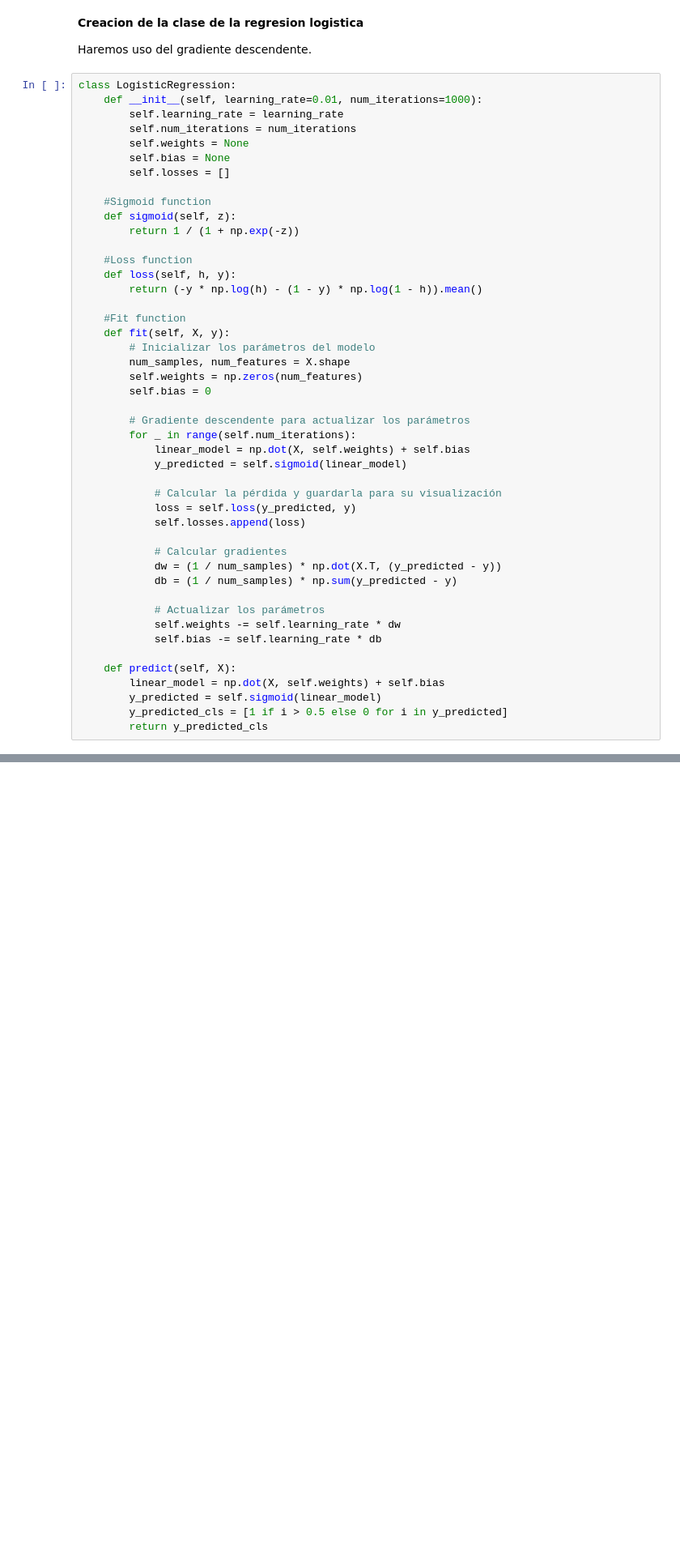
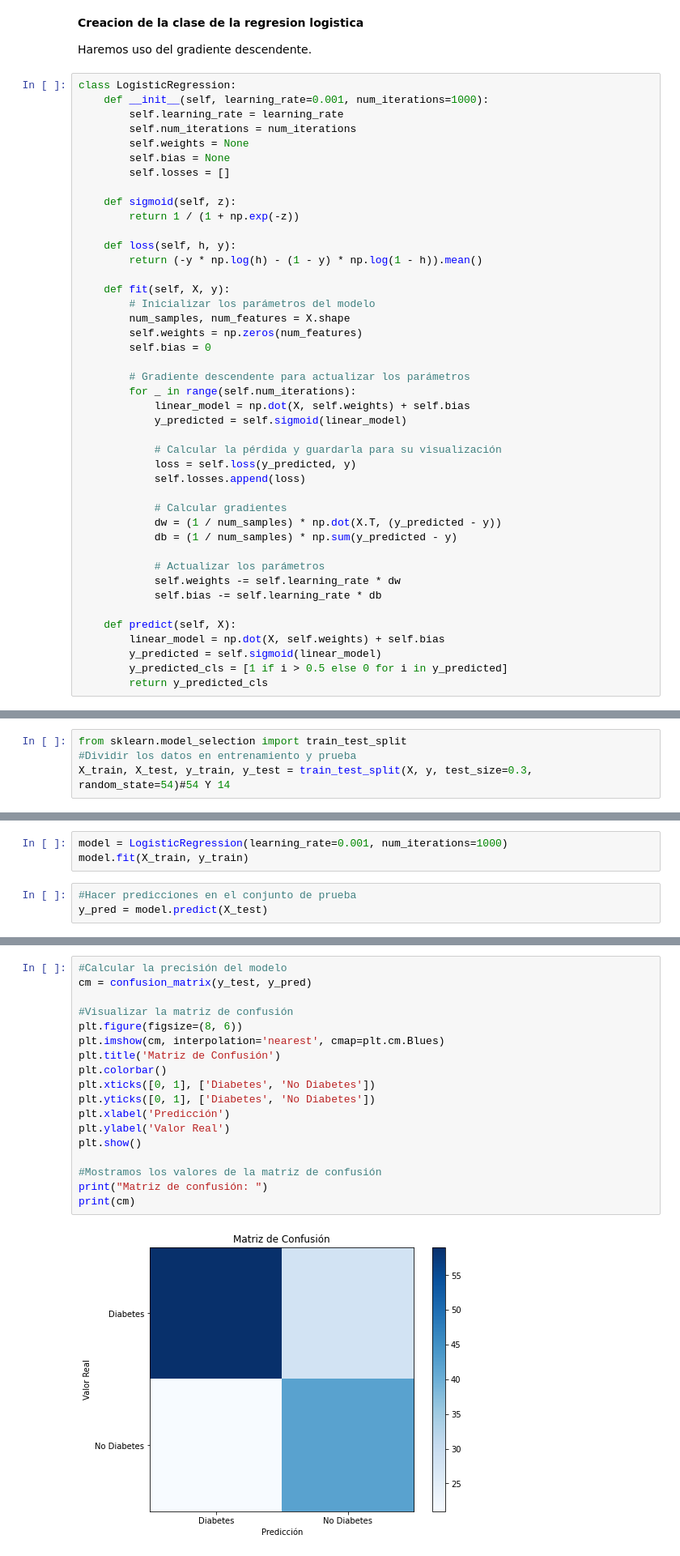
Before and after one commit to AlejandroVillasenor/MachineLearning, a Jupyter notebook: LogisticRegression/logisticRegression.ipynb, the cells around one changed output, grey strips where cells are left out. Shown at 81% size. Saved outputs shown, nothing was run; the diff lists cells and outputs as text; blank space fills up the shorter version.

Commit message:
LogisticRegression

```diff
--- a/LogisticRegression/logisticRegression.ipynb
+++ b/LogisticRegression/logisticRegression.ipynb
@@ -16,22 +98,19 @@ import seaborn as sns
 Haremos uso del gradiente descendente.
 # %%
 class LogisticRegression:
-    def __init__(self, learning_rate=0.01, num_iterations=1000):
+    def __init__(self, learning_rate=0.001, num_iterations=1000):
         self.learning_rate = learning_rate
         self.num_iterations = num_iterations
         self.weights = None
         self.bias = None
         self.losses = []
 
-    #Sigmoid function
     def sigmoid(self, z):
         return 1 / (1 + np.exp(-z))
 
-    #Loss function
     def loss(self, h, y):
         return (-y * np.log(h) - (1 - y) * np.log(1 - h)).mean()
 
-    #Fit function
     def fit(self, X, y):
         # Inicializar los parámetros del modelo
         num_samples, num_features = X.shape
@@ -62,0 +146,4 @@ class LogisticRegression:
+# %%
+from sklearn.model_selection import train_test_split
+#Dividir los datos en entrenamiento y prueba
+X_train, X_test, y_train, y_test = train_test_split(X, y, test_size=0.3, random_state=54)#54 Y 14
@@ -62,0 +154,6 @@ class LogisticRegression:
+# %%
+model = LogisticRegression(learning_rate=0.001, num_iterations=1000)
+model.fit(X_train, y_train)
+# %%
+#Hacer predicciones en el conjunto de prueba
+y_pred = model.predict(X_test)
@@ -62,0 +164,20 @@ class LogisticRegression:
+# %%
+#Calcular la precisión del modelo
+cm = confusion_matrix(y_test, y_pred)
+
+#Visualizar la matriz de confusión
+plt.figure(figsize=(8, 6))
+plt.imshow(cm, interpolation='nearest', cmap=plt.cm.Blues)
+plt.title('Matriz de Confusión')
+plt.colorbar()
+plt.xticks([0, 1], ['Diabetes', 'No Diabetes'])
+plt.yticks([0, 1], ['Diabetes', 'No Diabetes'])
+plt.xlabel('Predicción')
+plt.ylabel('Valor Real')
+plt.show()
+
+#Mostramos los valores de la matriz de confusión
+print("Matriz de confusión: ")
+print(cm)
+# %% [output]
+[figure, added]
```
Also changed, not shown: parts of 15 cells of this notebook, 2 other files.
